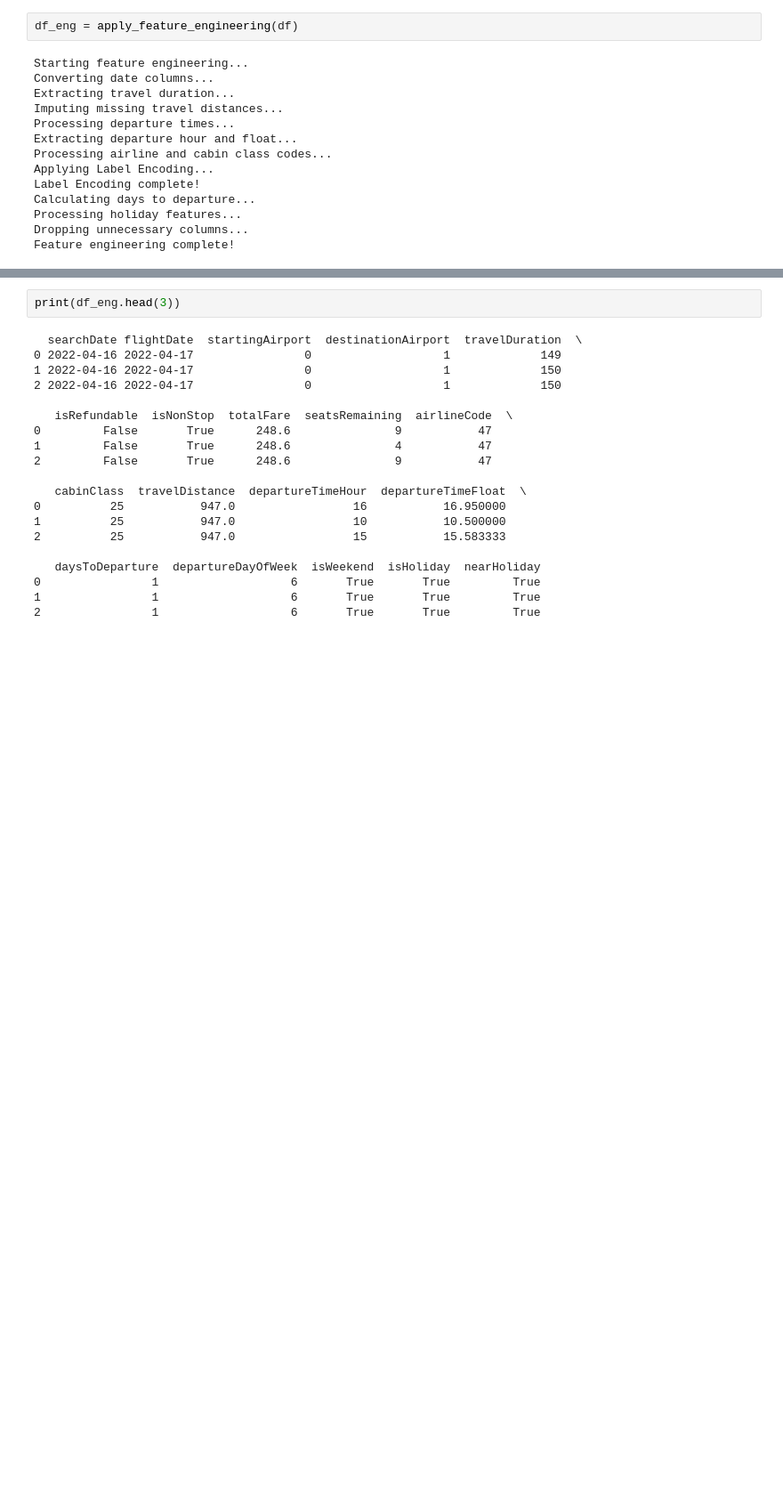
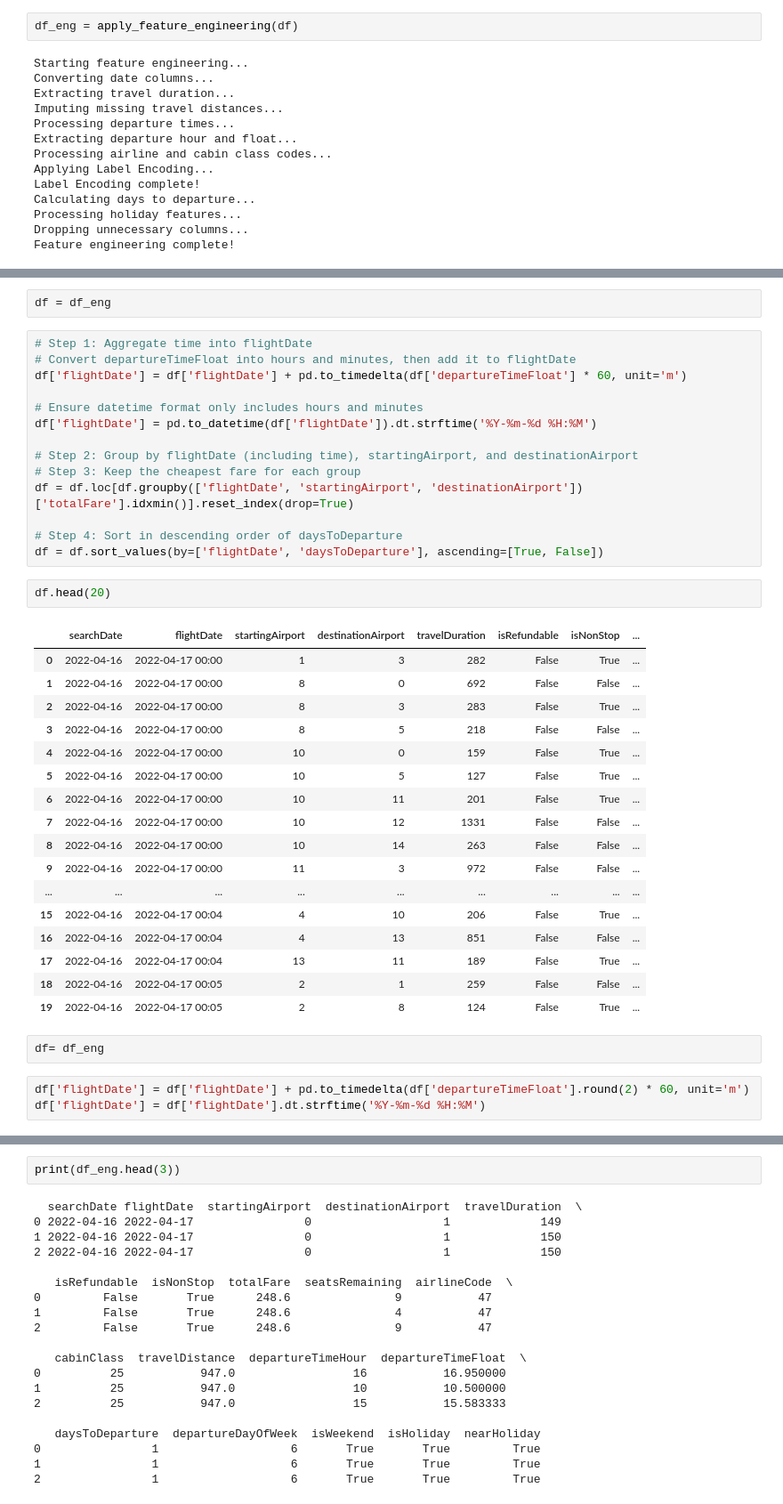
Before and after one commit to bhstoller/AirFareCast, a Jupyter notebook: groupings.ipynb, the cells around one changed output, grey strips where cells are left out. Shown: that part at 89% size. Drawn from its saved outputs; the diff is of its cells as text; blank space fills up the shorter version.

```diff
--- a/groupings.ipynb
+++ b/groupings.ipynb
@@ -100,0 +121,41 @@ Feature engineering complete!
+# %%
+df = df_eng
+# %%
+# Step 1: Aggregate time into flightDate
+# Convert departureTimeFloat into hours and minutes, then add it to flightDate
+df['flightDate'] = df['flightDate'] + pd.to_timedelta(df['departureTimeFloat'] * 60, unit='m')
+
+# Ensure datetime format only includes hours and minutes
+df['flightDate'] = pd.to_datetime(df['flightDate']).dt.strftime('%Y-%m-%d %H:%M')
+
+# Step 2: Group by flightDate (including time), startingAirport, and destinationAirport
+# Step 3: Keep the cheapest fare for each group
+df = df.loc[df.groupby(['flightDate', 'startingAirport', 'destinationAirport'])['totalFare'].idxmin()].reset_index(drop=True)
+
+# Step 4: Sort in descending order of daysToDeparture
+df = df.sort_values(by=['flightDate', 'daysToDeparture'], ascending=[True, False])
+# %%
+df.head(20)
+# %% [output]
+|  | searchDate | flightDate | startingAirport | destinationAirport | travelDuration | isRefundable | isNonStop | ... |
+| 0 | 2022-04-16 | 2022-04-17 00:00 | 1 | 3 | 282 | False | True | ... |
+| 1 | 2022-04-16 | 2022-04-17 00:00 | 8 | 0 | 692 | False | False | ... |
+| 2 | 2022-04-16 | 2022-04-17 00:00 | 8 | 3 | 283 | False | True | ... |
+| 3 | 2022-04-16 | 2022-04-17 00:00 | 8 | 5 | 218 | False | False | ... |
+| 4 | 2022-04-16 | 2022-04-17 00:00 | 10 | 0 | 159 | False | True | ... |
+| 5 | 2022-04-16 | 2022-04-17 00:00 | 10 | 5 | 127 | False | True | ... |
+| 6 | 2022-04-16 | 2022-04-17 00:00 | 10 | 11 | 201 | False | True | ... |
+| 7 | 2022-04-16 | 2022-04-17 00:00 | 10 | 12 | 1331 | False | False | ... |
+| 8 | 2022-04-16 | 2022-04-17 00:00 | 10 | 14 | 263 | False | False | ... |
+| 9 | 2022-04-16 | 2022-04-17 00:00 | 11 | 3 | 972 | False | False | ... |
+| ... | ... | ... | ... | ... | ... | ... | ... | ... |
+| 15 | 2022-04-16 | 2022-04-17 00:04 | 4 | 10 | 206 | False | True | ... |
+| 16 | 2022-04-16 | 2022-04-17 00:04 | 4 | 13 | 851 | False | False | ... |
+| 17 | 2022-04-16 | 2022-04-17 00:04 | 13 | 11 | 189 | False | True | ... |
+| 18 | 2022-04-16 | 2022-04-17 00:05 | 2 | 1 | 259 | False | False | ... |
+| 19 | 2022-04-16 | 2022-04-17 00:05 | 2 | 8 | 124 | False | True | ... |
+# %%
+df= df_eng
+# %%
+df['flightDate'] = df['flightDate'] + pd.to_timedelta(df['departureTimeFloat'].round(2) * 60, unit='m')
+df['flightDate'] = df['flightDate'].dt.strftime('%Y-%m-%d %H:%M')
```
Also changed, not shown: parts of 10 cells of this notebook.
